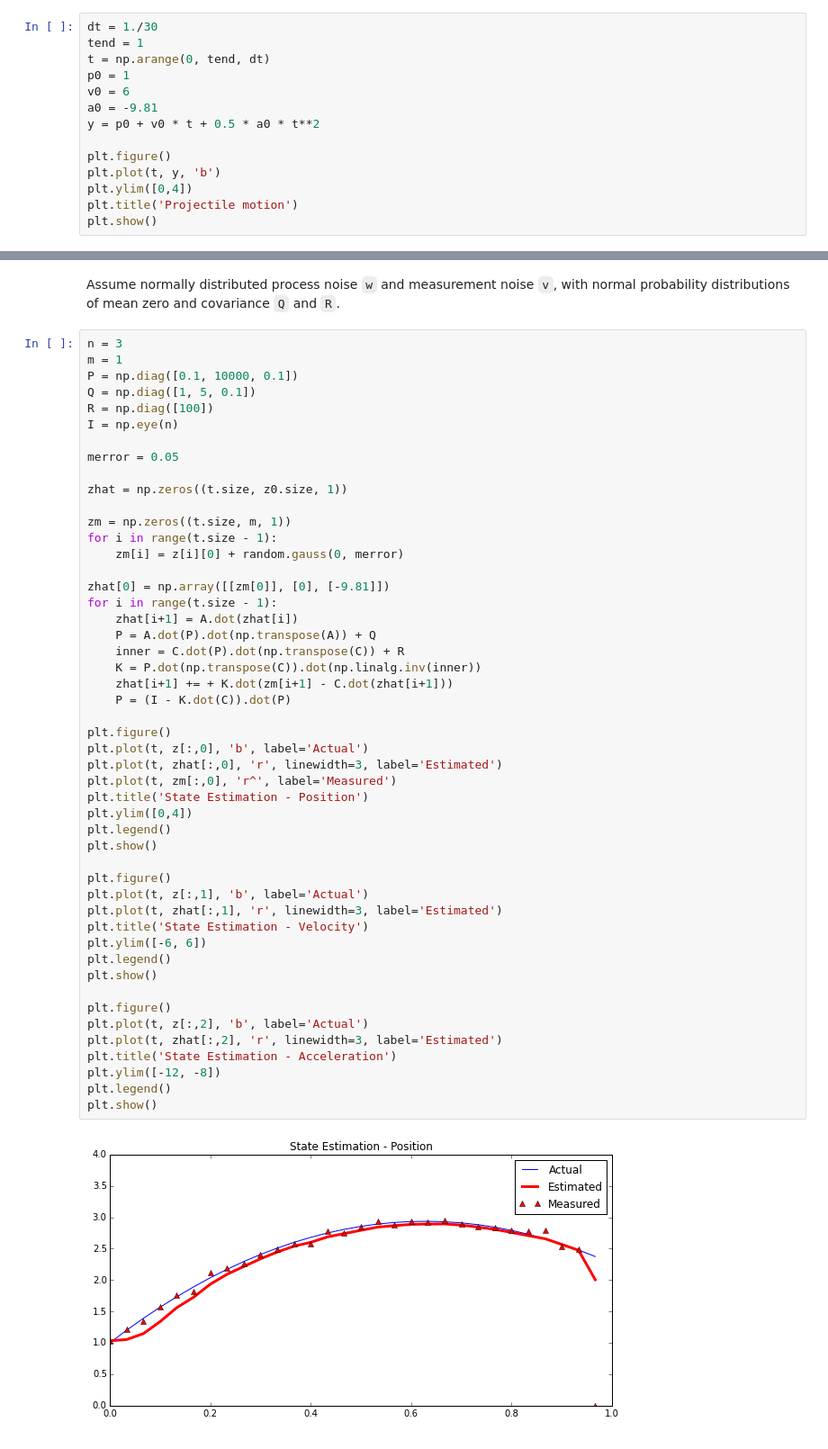
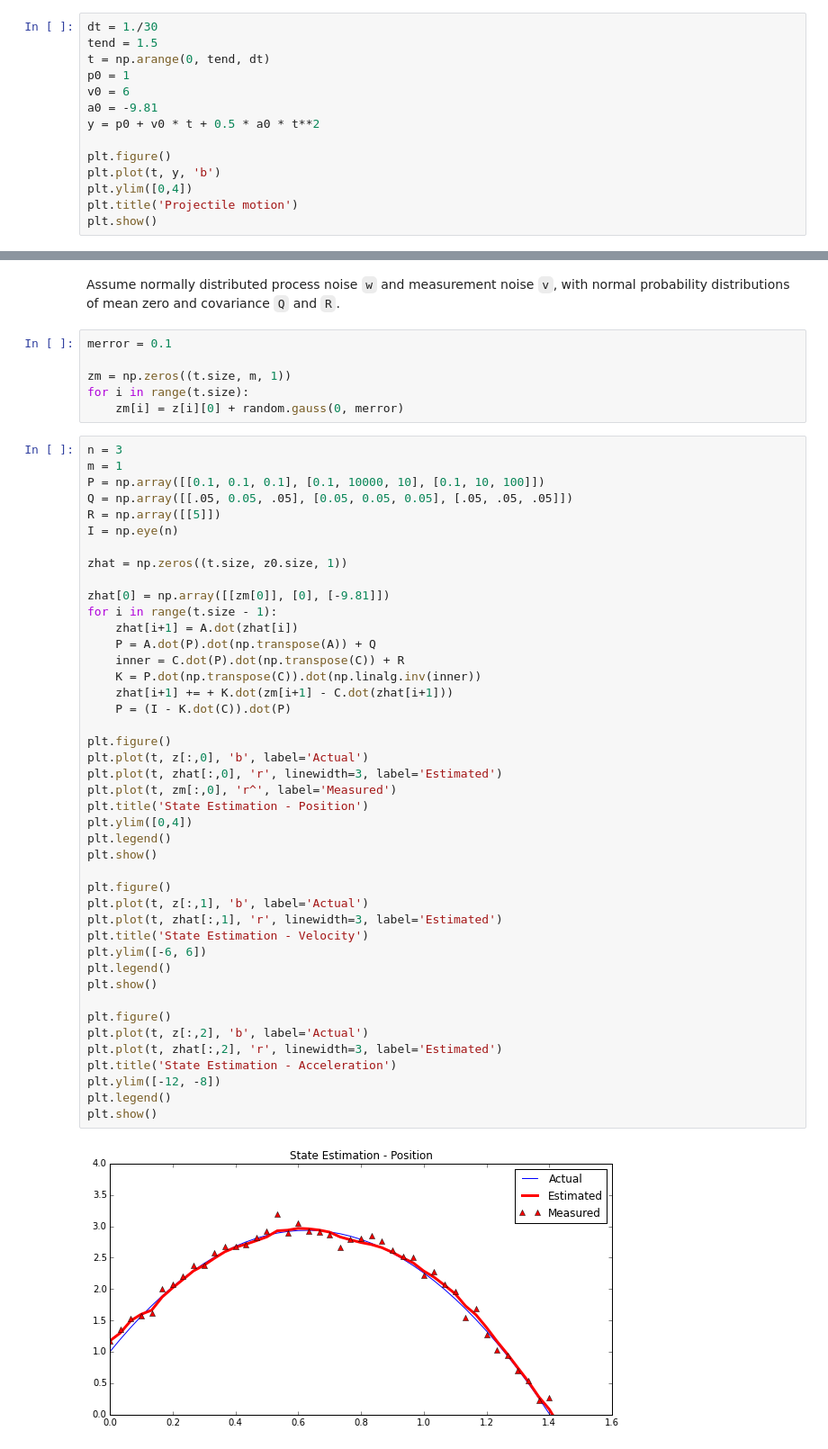
Before and after one commit to hmartiro/iron-dome, a Jupyter notebook: math/Trajectory Generation.ipynb, the cells around one changed output, grey strips where cells are left out. Shown at 90% size. Saved outputs shown, nothing was run; the diff lists cells and outputs as text.

```diff
--- a/math/Trajectory Generation.ipynb
+++ b/math/Trajectory Generation.ipynb
@@ -9,7 +9,7 @@ import random
 ## Projectile Motion, 1D
 # %%
 dt = 1./30
-tend = 1
+tend = 1.5
 t = np.arange(0, tend, dt)
 p0 = 1
 v0 = 6
@@ -61,21 +61,21 @@ We see that the rank of the observability matrix is 3, which == N. Our system is
 ## State Estimation
 # %% [markdown]
 Assume normally distributed process noise `w` and measurement noise `v`, with normal probability distributions of mean zero and covariance `Q` and `R`.
+# %%
+merror = 0.1
+
+zm = np.zeros((t.size, m, 1))
+for i in range(t.size):
+    zm[i] = z[i][0] + random.gauss(0, merror)
 # %%
 n = 3
 m = 1
-P = np.diag([0.1, 10000, 0.1])
-Q = np.diag([1, 5, 0.1])
-R = np.diag([100])
+P = np.array([[0.1, 0.1, 0.1], [0.1, 10000, 10], [0.1, 10, 100]])
+Q = np.array([[.05, 0.05, .05], [0.05, 0.05, 0.05], [.05, .05, .05]])
+R = np.array([[5]])
 I = np.eye(n)
 
-merror = 0.05
-
 zhat = np.zeros((t.size, z0.size, 1))
-
-zm = np.zeros((t.size, m, 1))
-for i in range(t.size - 1):
-    zm[i] = z[i][0] + random.gauss(0, merror)
 
 zhat[0] = np.array([[zm[0]], [0], [-9.81]])
 for i in range(t.size - 1):
@@ -84,31 +84,31 @@ for i in range(t.size - 1):
     inner = C.dot(P).dot(np.transpose(C)) + R
     K = P.dot(np.transpose(C)).dot(np.linalg.inv(inner))
     zhat[i+1] += + K.dot(zm[i+1] - C.dot(zhat[i+1]))
     P = (I - K.dot(C)).dot(P)
 
 plt.figure()
 plt.plot(t, z[:,0], 'b', label='Actual')
 plt.plot(t, zhat[:,0], 'r', linewidth=3, label='Estimated')
 plt.plot(t, zm[:,0], 'r^', label='Measured')
 plt.title('State Estimation - Position')
 plt.ylim([0,4])
 plt.legend()
 plt.show()
 
 plt.figure()
 plt.plot(t, z[:,1], 'b', label='Actual')
 plt.plot(t, zhat[:,1], 'r', linewidth=3, label='Estimated')
 plt.title('State Estimation - Velocity')
 plt.ylim([-6, 6])
 plt.legend()
 plt.show()
 
 plt.figure()
 plt.plot(t, z[:,2], 'b', label='Actual')
 plt.plot(t, zhat[:,2], 'r', linewidth=3, label='Estimated')
 plt.title('State Estimation - Acceleration')
 plt.ylim([-12, -8])
 plt.legend()
 plt.show()
 # %% [output]
-[figure, old version]
+[figure, new version]
```
Also changed, not shown: parts of 3 cells of this notebook, 33 other files.
